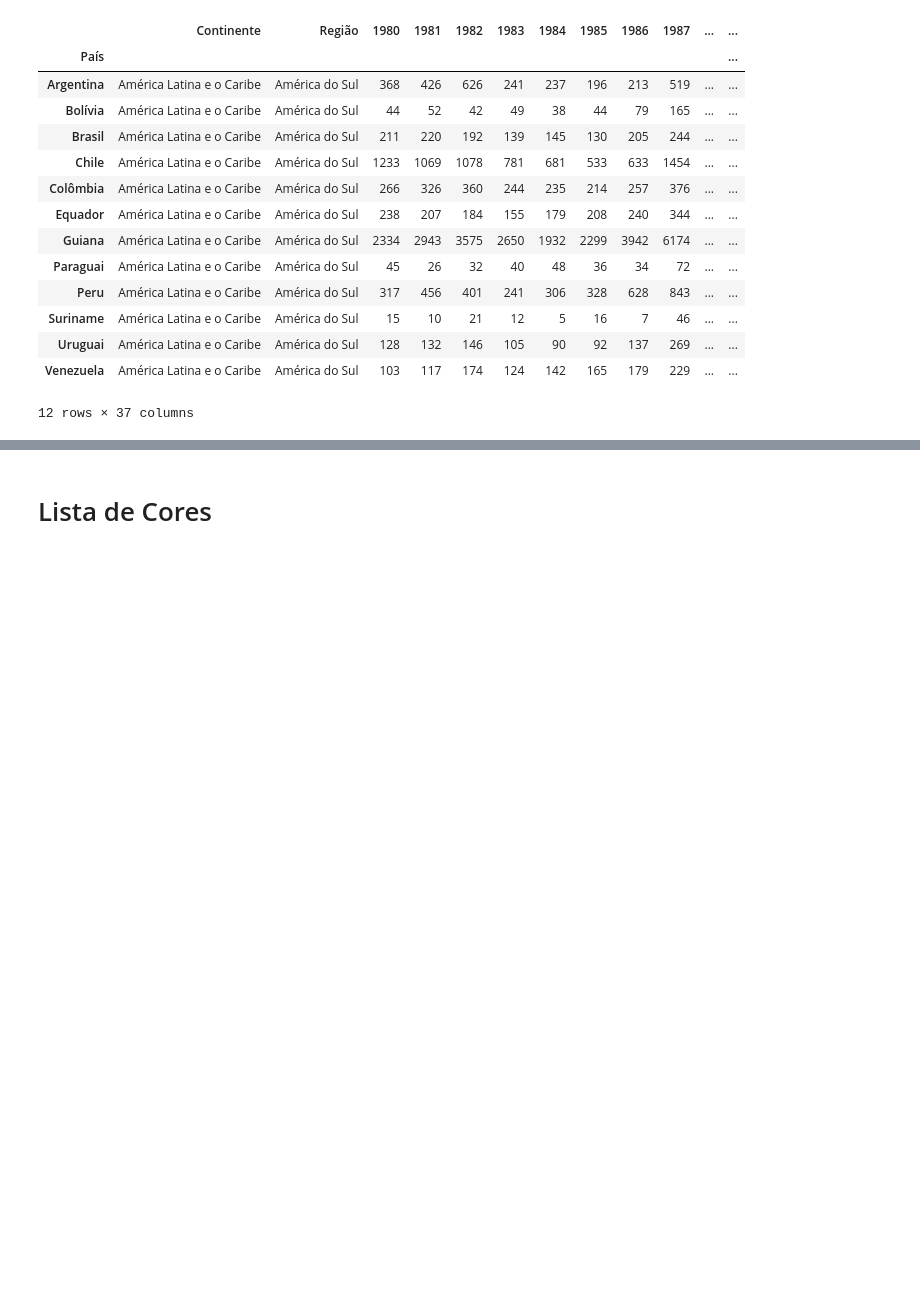
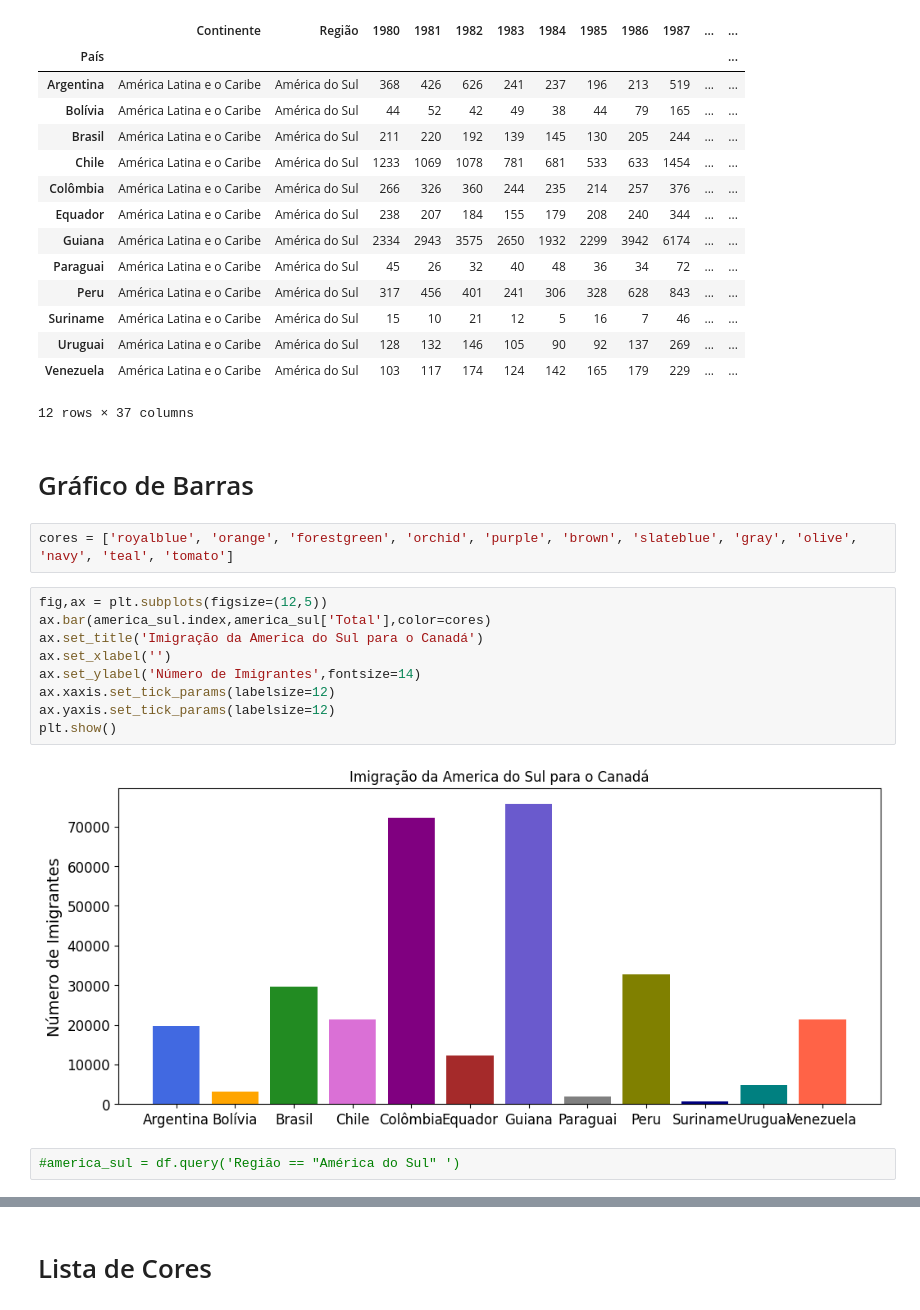
Before and after one commit to romulosilvestre/semanaestatistica, a Jupyter notebook: aula3.ipynb, the cells around one changed output, grey strips where cells are left out. Cells and saved outputs as stored; diff of their text form; blank space fills up the shorter version.

```diff
--- a/aula3.ipynb
+++ b/aula3.ipynb
@@ -421,3 +439,20 @@ america_sul
 | Uruguai | América Latina e o Caribe | América do Sul | 128 | 132 | 146 | 105 | 90 | 92 | 137 | 269 | ... | ... |
 | Venezuela | América Latina e o Caribe | América do Sul | 103 | 117 | 174 | 124 | 142 | 165 | 179 | 229 | ... | ... |
 12 rows × 37 columns
+# %% [markdown]
+# Gráfico de Barras
+# %%
+cores = ['royalblue', 'orange', 'forestgreen', 'orchid', 'purple', 'brown', 'slateblue', 'gray', 'olive', 'navy', 'teal', 'tomato']
+# %%
+fig,ax = plt.subplots(figsize=(12,5))
+ax.bar(america_sul.index,america_sul['Total'],color=cores)
+ax.set_title('Imigração da America do Sul para o Canadá')
+ax.set_xlabel('')
+ax.set_ylabel('Número de Imigrantes',fontsize=14)
+ax.xaxis.set_tick_params(labelsize=12)
+ax.yaxis.set_tick_params(labelsize=12)
+plt.show()
+# %% [output]
+[figure, added]
+# %%
+#america_sul = df.query('Região == "América do Sul" ')
```
Also changed, not shown: parts of 10 cells of this notebook.
